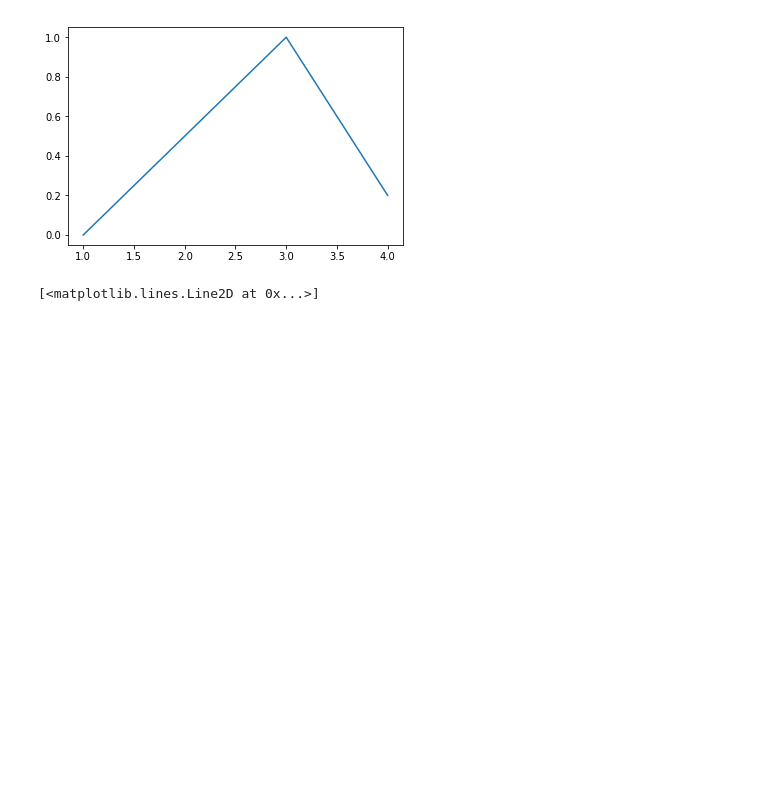
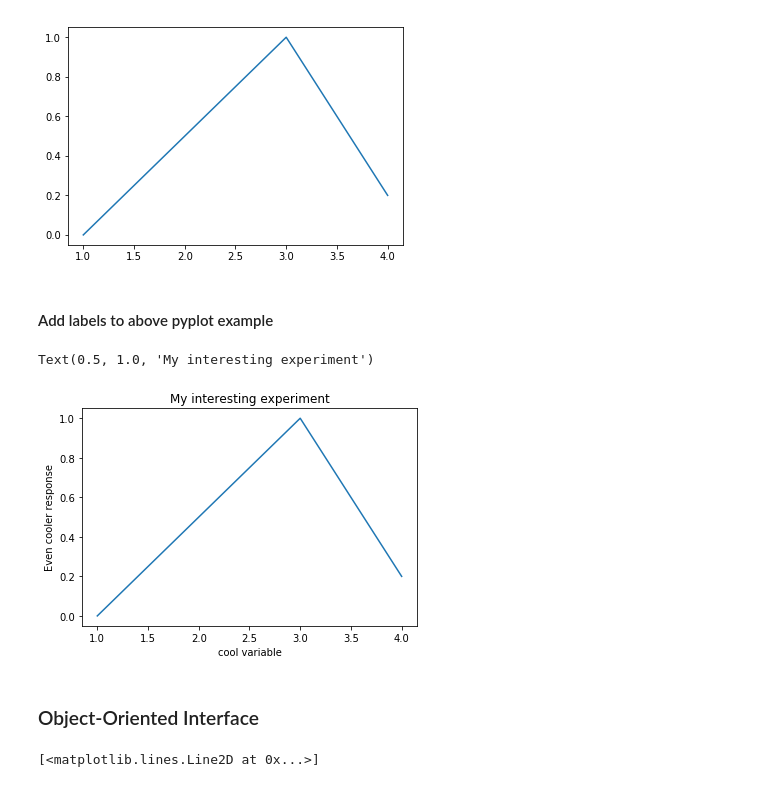
Before and after one commit to MVesuviusC/python_intro_2024, a Jupyter notebook: Thursday/Plotting.ipynb, the cells around one changed output. Cells and saved outputs as stored; diff of their text form; code cells hidden in the pictures; blank space fills up the shorter version.

```diff
--- a/Thursday/Plotting.ipynb
+++ b/Thursday/Plotting.ipynb
@@ -18,6 +22,19 @@ plt.plot([1, 2, 3, 4], [0, 0.5, 1, 0.2])
 # %% [output]
 [<matplotlib.lines.Line2D at 0x...>]
 [figure]
+# %% [markdown]
+#### Add labels to above pyplot example
+# %%
+import matplotlib.pyplot as plt
+plt.plot([1, 2, 3, 4], [0, 0.5, 1, 0.2])
+plt.xlabel('cool variable')
+plt.ylabel('Even cooler response')
+plt.title("My interesting experiment")
+# %% [output]
+Text(0.5, 1.0, 'My interesting experiment')
+[figure, added]
+# %% [markdown]
+### Object-Oriented Interface
 # %%
 import matplotlib.pyplot as plt
 
```
Also changed, not shown: parts of 8 cells of this notebook, 1 other file.
